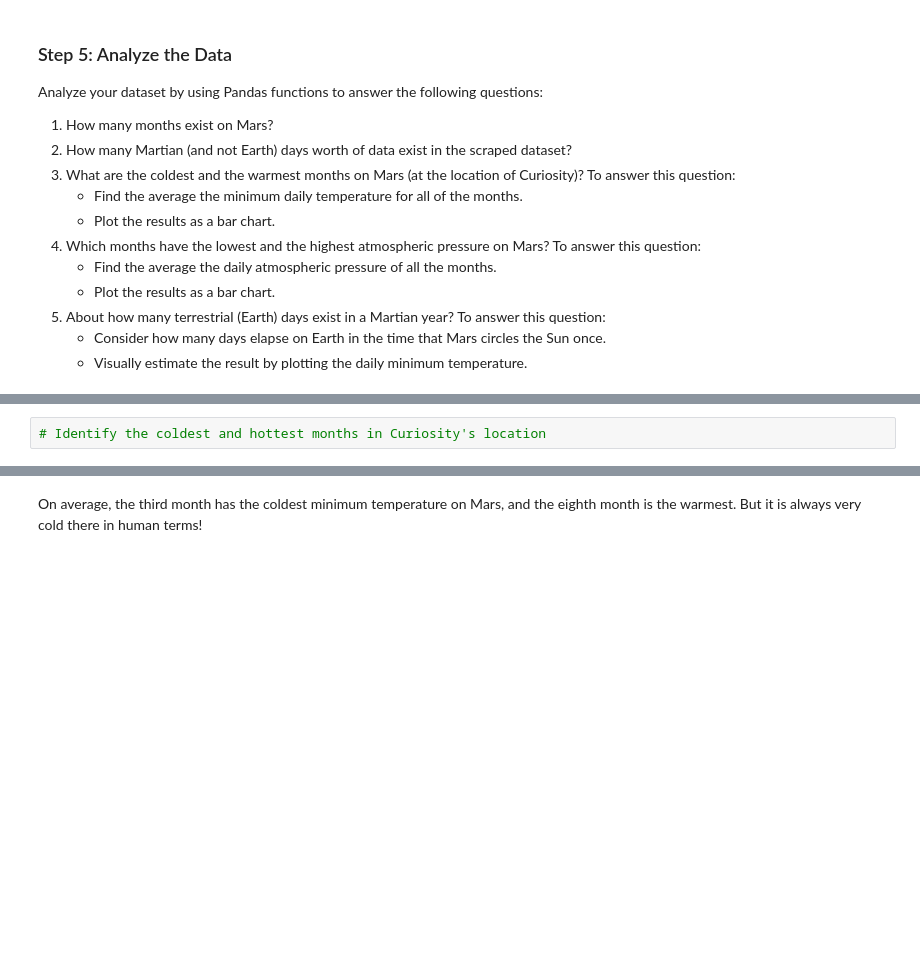
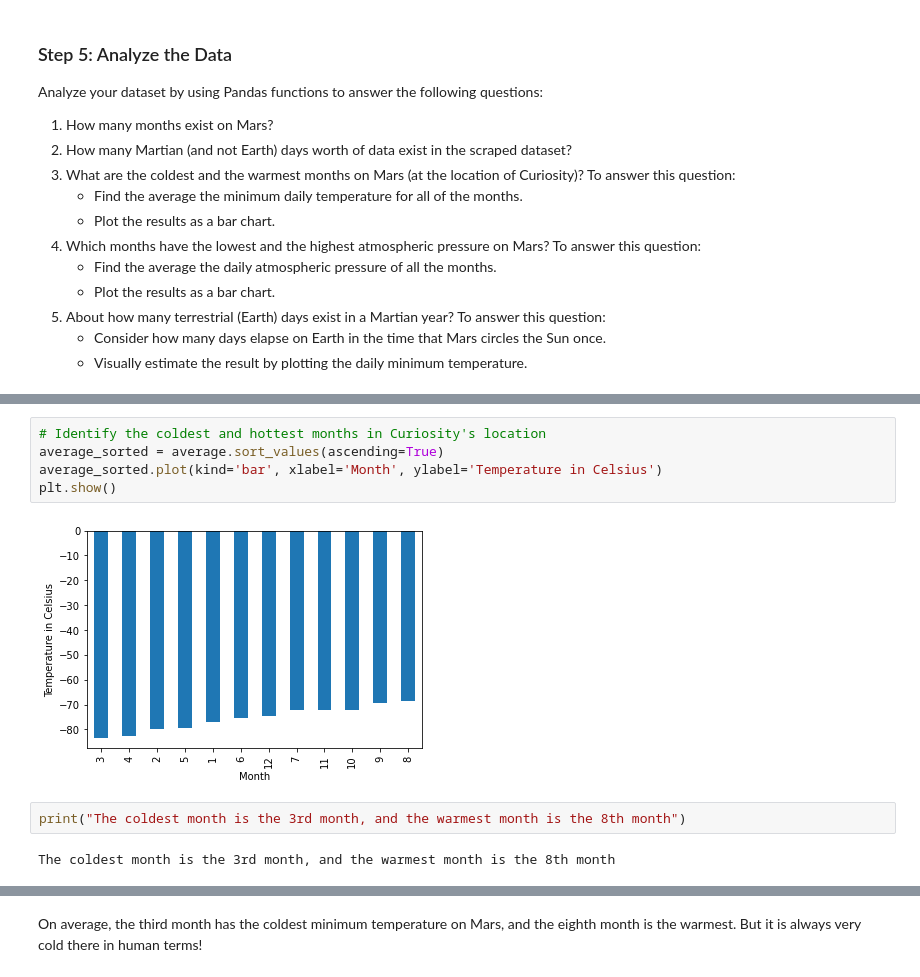
Before and after one commit to remarkd123/Challenge11-Mars_news, a Jupyter notebook: part_2_mars_weather.ipynb, the cells around one changed output, grey strips where cells are left out. Cells and saved outputs as stored; diff of their text form; blank space fills up the shorter version.

```diff
--- a/part_2_mars_weather.ipynb
+++ b/part_2_mars_weather.ipynb
@@ -151,4 +228,13 @@ Analyze your dataset by using Pandas functions to answer the following questions
 # %%
 # Identify the coldest and hottest months in Curiosity's location
+average_sorted = average.sort_values(ascending=True)
+average_sorted.plot(kind='bar', xlabel='Month', ylabel='Temperature in Celsius')
+plt.show()
+# %% [output]
+[figure, added]
+# %%
+print("The coldest month is the 3rd month, and the warmest month is the 8th month")
+# %% [output]
+The coldest month is the 3rd month, and the warmest month is the 8th month
 # %%
 # 4. Average pressure by Martian month
```
Also changed, not shown: parts of 19 cells of this notebook, 1 other file.
